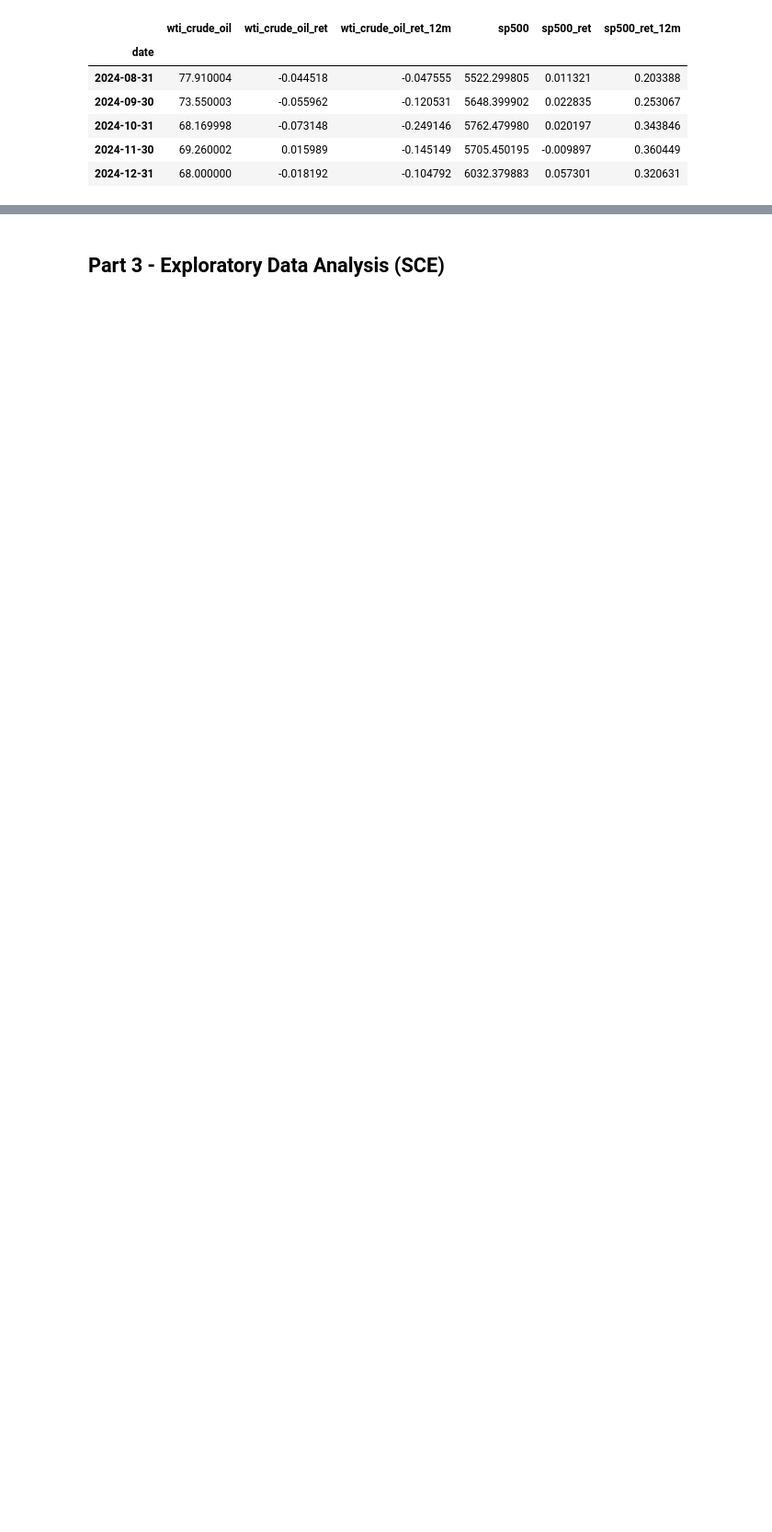
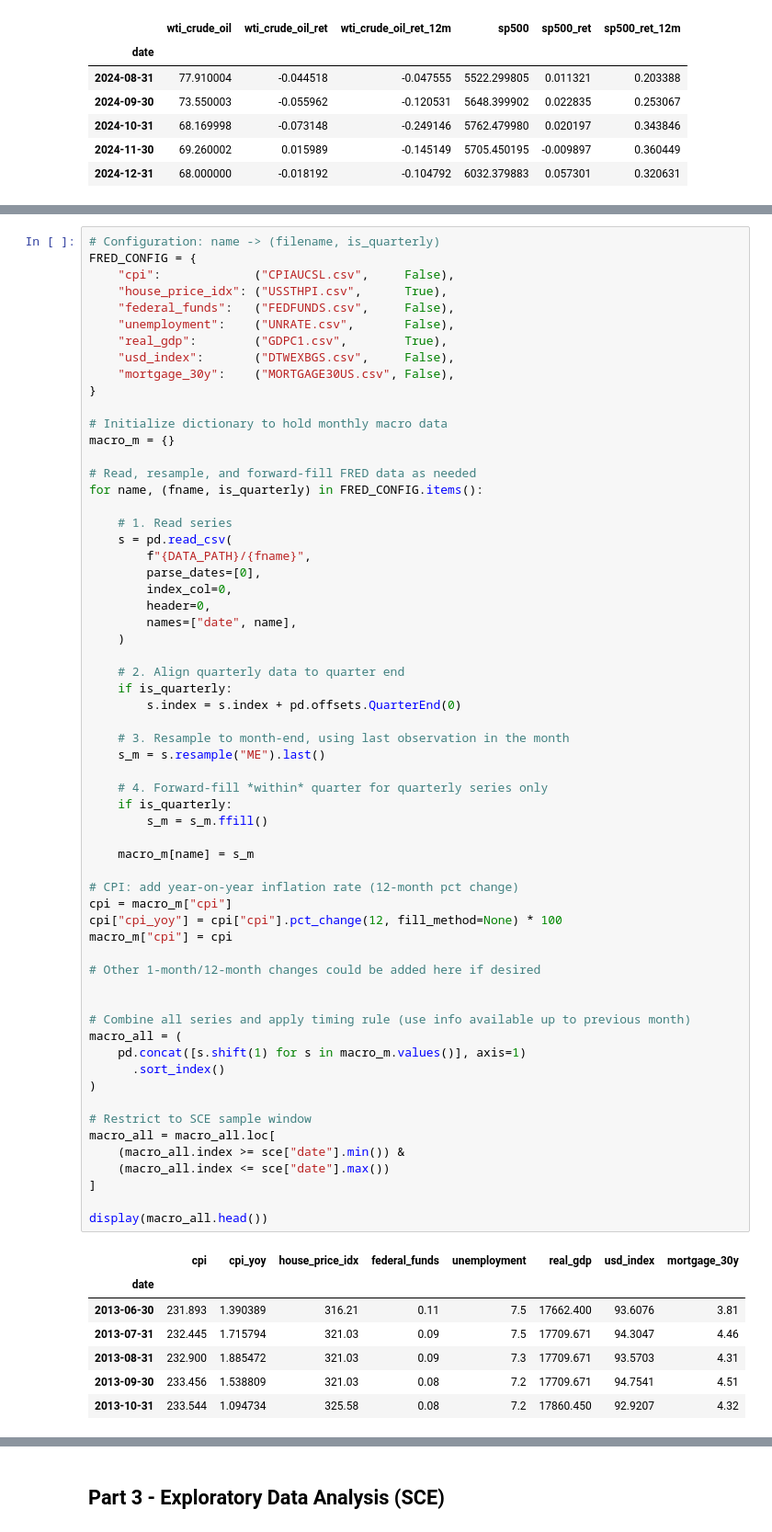
Before and after one commit to MHS17-NHH/FIE463-V26, a Jupyter notebook: data/solution.ipynb, the cells around one changed output, grey strips where cells are left out. Shown at 92% size. Drawn from its saved outputs; the diff is of its cells as text; blank space fills up the shorter version.

```diff
--- a/data/solution.ipynb
+++ b/data/solution.ipynb
@@ -276,0 +236,69 @@ display(macro_all.tail())
+# %%
+# Configuration: name -> (filename, is_quarterly)
+FRED_CONFIG = {
+    "cpi":             ("CPIAUCSL.csv",     False),
+    "house_price_idx": ("USSTHPI.csv",      True),
+    "federal_funds":   ("FEDFUNDS.csv",     False),
+    "unemployment":    ("UNRATE.csv",       False),
+    "real_gdp":        ("GDPC1.csv",        True),
+    "usd_index":       ("DTWEXBGS.csv",     False),
+    "mortgage_30y":    ("MORTGAGE30US.csv", False),
+}
+
+# Initialize dictionary to hold monthly macro data
+macro_m = {}
+
+# Read, resample, and forward-fill FRED data as needed
+for name, (fname, is_quarterly) in FRED_CONFIG.items():
+
+    # 1. Read series
+    s = pd.read_csv(
+        f"{DATA_PATH}/{fname}",
+        parse_dates=[0],
+        index_col=0,
+        header=0,
+        names=["date", name],
+    )
+
+    # 2. Align quarterly data to quarter end
+    if is_quarterly:
+        s.index = s.index + pd.offsets.QuarterEnd(0)
+
+    # 3. Resample to month-end, using last observation in the month
+    s_m = s.resample("ME").last()
+
+    # 4. Forward-fill *within* quarter for quarterly series only
+    if is_quarterly:
+        s_m = s_m.ffill()
+
+    macro_m[name] = s_m
+
+# CPI: add year-on-year inflation rate (12‑month pct change)
+cpi = macro_m["cpi"]
+cpi["cpi_yoy"] = cpi["cpi"].pct_change(12, fill_method=None) * 100
+macro_m["cpi"] = cpi
+
+# Other 1-month/12-month changes could be added here if desired
+
+
+# Combine all series and apply timing rule (use info available up to previous month)
+macro_all = (
+    pd.concat([s.shift(1) for s in macro_m.values()], axis=1)
+      .sort_index()
+)
+
+# Restrict to SCE sample window
+macro_all = macro_all.loc[
+    (macro_all.index >= sce["date"].min()) &
+    (macro_all.index <= sce["date"].max())
+]
+
+display(macro_all.head())
+# %% [output]
+|  | cpi | cpi_yoy | house_price_idx | federal_funds | unemployment | real_gdp | usd_index | mortgage_30y |
+| date |  |  |  |  |  |  |  |  |
+| 2013-06-30 | 231.893 | 1.390389 | 316.21 | 0.11 | 7.5 | 17662.400 | 93.6076 | 3.81 |
+| 2013-07-31 | 232.445 | 1.715794 | 321.03 | 0.09 | 7.5 | 17709.671 | 94.3047 | 4.46 |
+| 2013-08-31 | 232.900 | 1.885472 | 321.03 | 0.09 | 7.3 | 17709.671 | 93.5703 | 4.31 |
+| 2013-09-30 | 233.456 | 1.538809 | 321.03 | 0.08 | 7.2 | 17709.671 | 94.7541 | 4.51 |
+| 2013-10-31 | 233.544 | 1.094734 | 325.58 | 0.08 | 7.2 | 17860.450 | 92.9207 | 4.32 |
```
Also changed, not shown: parts of 12 cells of this notebook.
